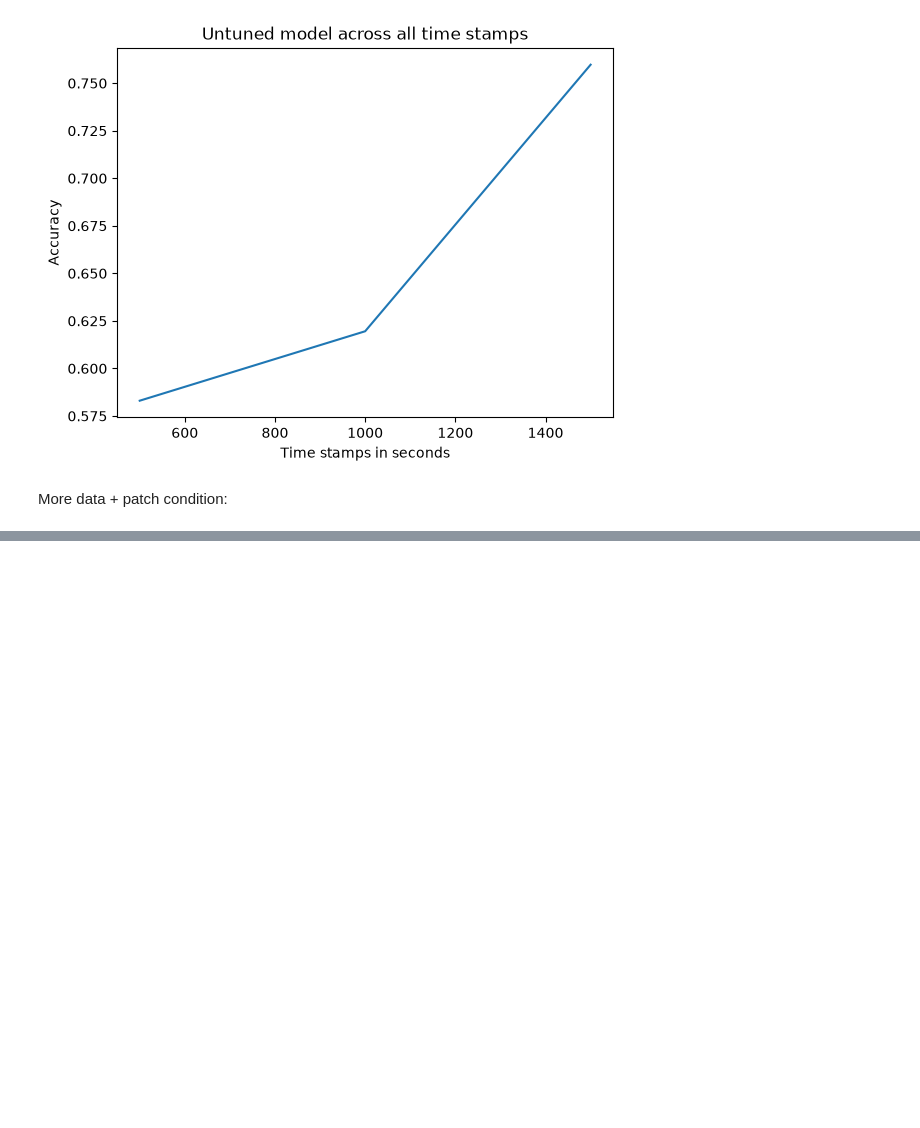
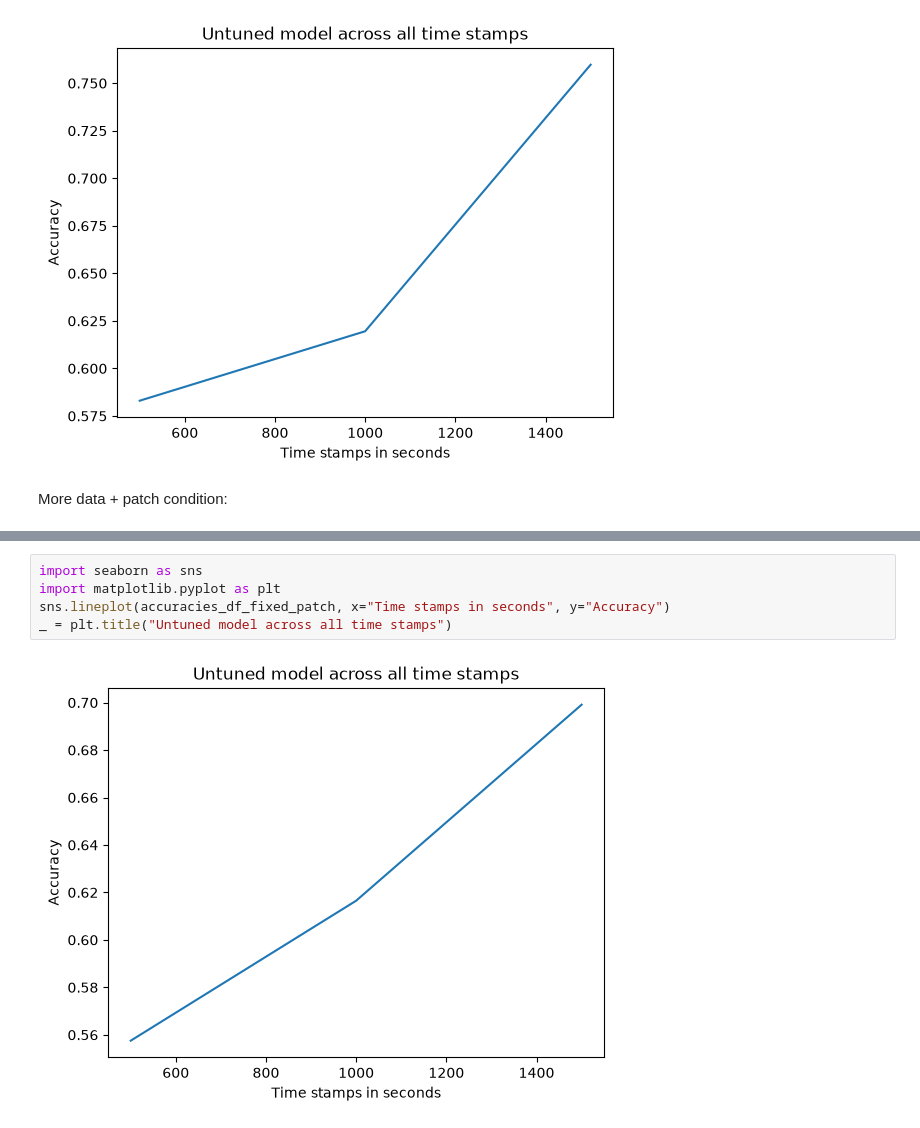
Before and after one commit to Lev1231254/MatchPredictorDeadlock, a Jupyter notebook: jupyter_notebooks/test models.ipynb, the cells around one changed output, grey strips where cells are left out. Drawn from its saved outputs; the diff is of its cells as text; blank space fills up the shorter version.

Commit message:
test: add untuned fixed patch test to test_models.ipynb

```diff
--- a/jupyter_notebooks/test models.ipynb
+++ b/jupyter_notebooks/test models.ipynb
@@ -66,0 +70,7 @@ KeyError: "['match_id'] not found in axis"
+# %%
+import seaborn as sns
+import matplotlib.pyplot as plt
+sns.lineplot(accuracies_df_fixed_patch, x="Time stamps in seconds", y="Accuracy")
+_ = plt.title("Untuned model across all time stamps")
+# %% [output]
+[figure, added]
```
Also changed, not shown: parts of 1 cell of this notebook, 2 other files.
